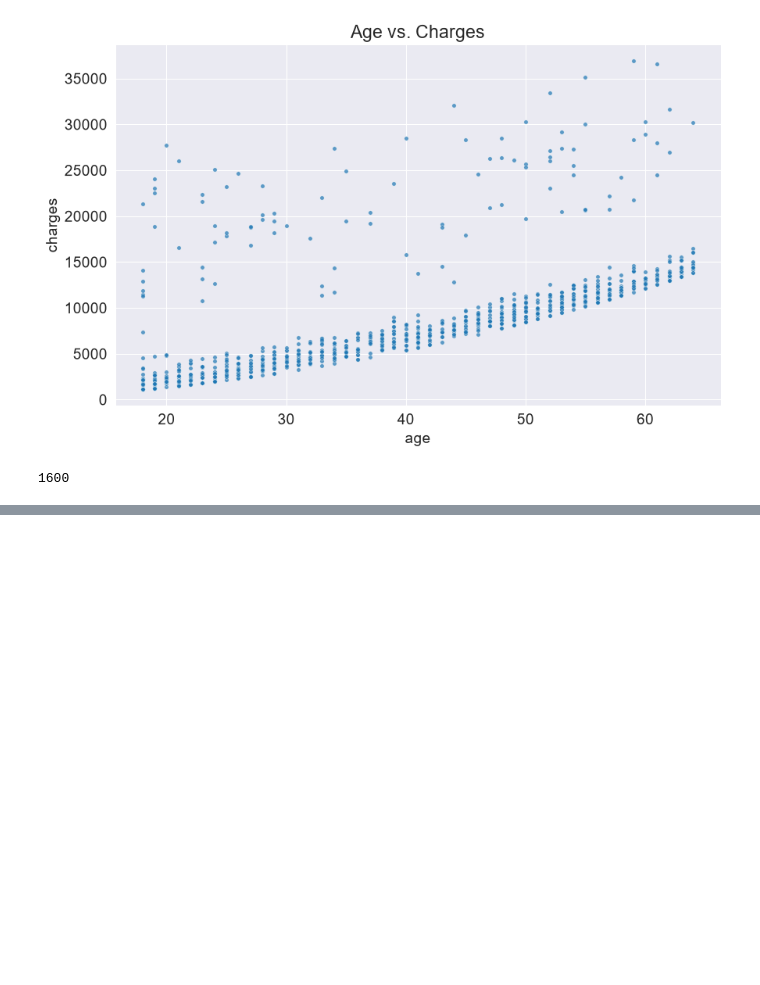
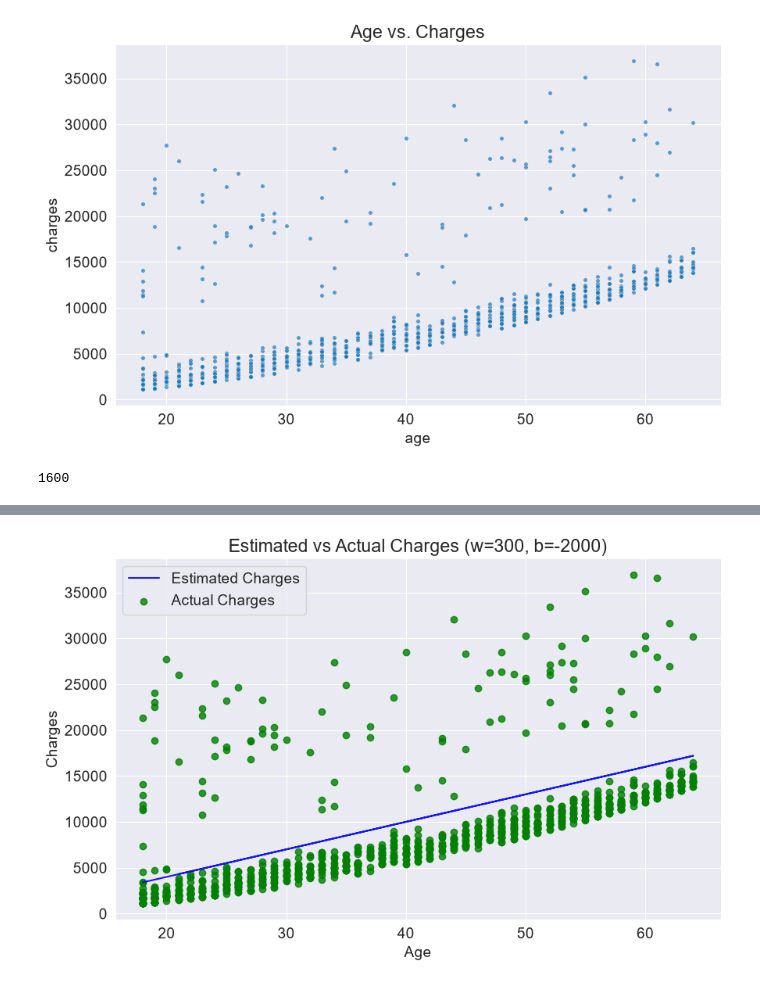
Before and after one commit to naren1003/Medical-Expendituer-calc, a Jupyter notebook: jy_ml.ipynb, the cells around one changed output, grey strips where cells are left out. Saved outputs shown, nothing was run; the diff lists cells and outputs as text; code cells hidden in the pictures; blank space fills up the shorter version.

```diff
--- a/jy_ml.ipynb
+++ b/jy_ml.ipynb
@@ -223,0 +302,4 @@ age = non_smoker_df.age
+# %%
+try_parameters(300, -2000)
+# %% [output]
+[figure, added]
```
Also changed, not shown: parts of 7 cells of this notebook.
